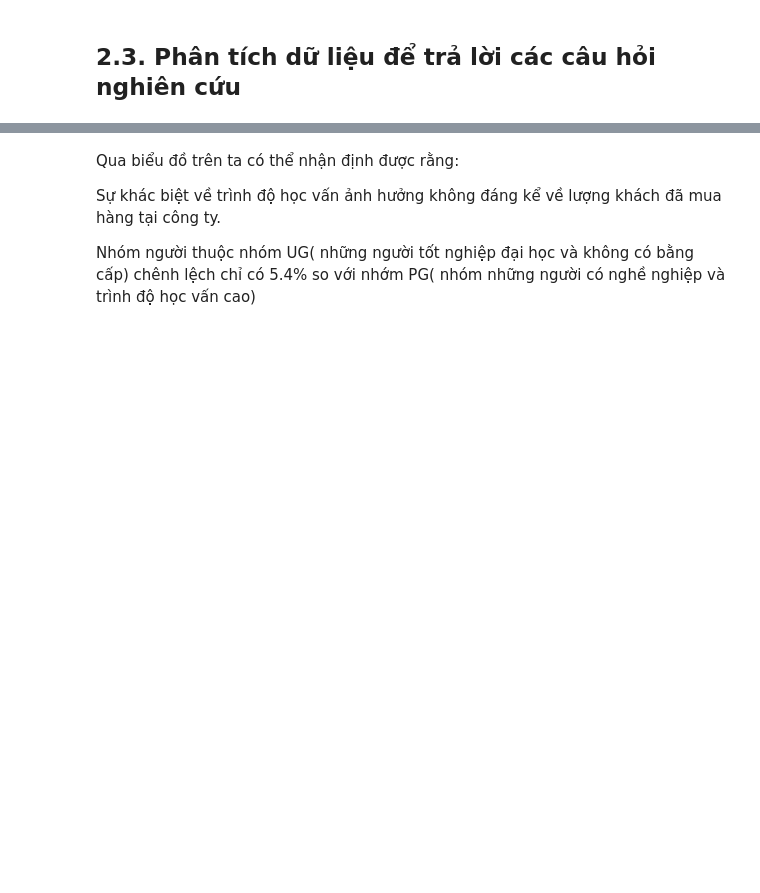
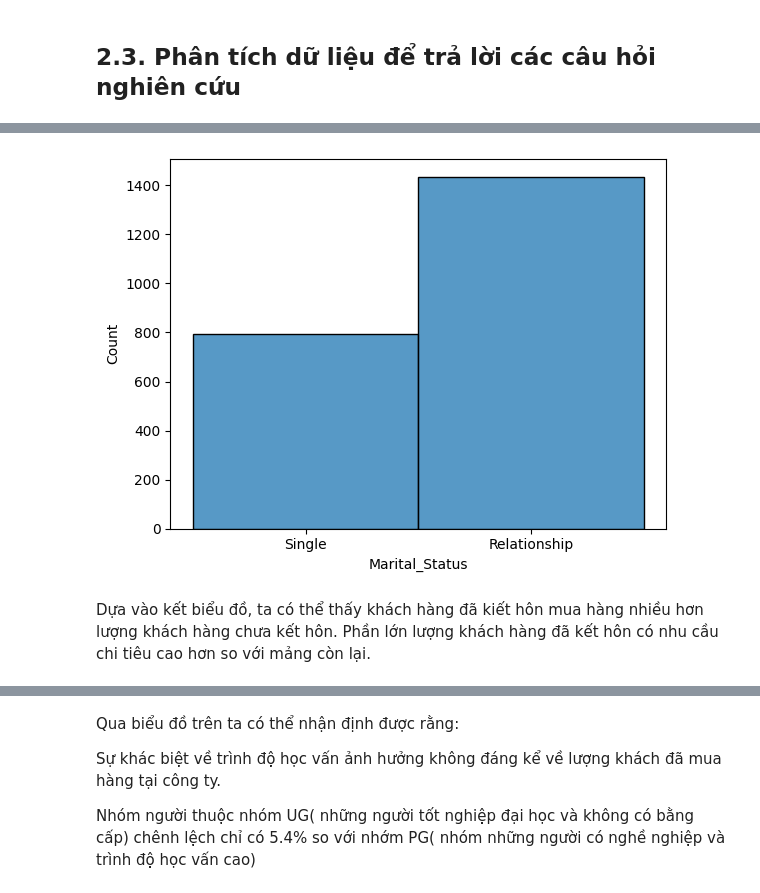
Before and after one commit to minhtrongtv1/MyWeb, a Jupyter notebook: Báo_cáo_kết_thúc_môn_Trí_Tuệ_Nhân_Tạo.ipynb, the cells around one changed output, grey strips where cells are left out. Cells and saved outputs as stored; diff of their text form; code cells hidden in the pictures; blank space fills up the shorter version.

```diff
--- a/Báo_cáo_kết_thúc_môn_Trí_Tuệ_Nhân_Tạo.ipynb
+++ b/Báo_cáo_kết_thúc_môn_Trí_Tuệ_Nhân_Tạo.ipynb
@@ -307,0 +313,31 @@ Khi đó, cần kết luận kết quả của mô hình hồi quy:
+# %%
+sns.histplot(data=df,x= "Marital_Status")
+## Nhóm lại các dữ liệu để tạo danh mục marital_count
+marital_count = df.groupby(['Marital_Status']).size().reset_index().rename(columns={0: 'count'})
+fig = make_subplots(rows=2, cols=2,
+                    specs=[[{'type':'domain'}, {'type':'domain'}],
+                           [{'type':'domain'}, {'type':'domain'}]
+                          ])
+
+## sắp xếp biểu đồ
+fig.add_trace(
+    go.Pie(
+        labels=marital_count['Marital_Status'],
+        values=marital_count['count'],
+        hole=.6,
+        title='Marital Status',
+        titlefont={'color':None, 'size': 10},
+        ),
+
+#Cập nhật vào biểu đồ
+    )
+fig.layout.update(title="<b> Biểu đồ về tình trạng hôn nhân <b>",
+                  titlefont={'color':None, 'size': 28, 'family': 'Courier New'},
+                  showlegend=False,
+                  height=800,
+                  width=1000,
+                  template='plotly_dark',
+                  title_x=0.5
+                  )
+fig.show()
+# %% [output]
@@ -307,0 +345,3 @@ Khi đó, cần kết luận kết quả của mô hình hồi quy:
+[figure, added]
+# %% [markdown]
+Dựa vào kết biểu đồ, ta có thể thấy khách hàng đã kiết hôn mua hàng nhiều hơn lượng khách hàng chưa kết hôn. Phần lớn lượng khách hàng đã kết hôn có nhu cầu chi tiêu cao hơn so với mảng còn lại.
```
Also changed, not shown: parts of 20 cells of this notebook.
